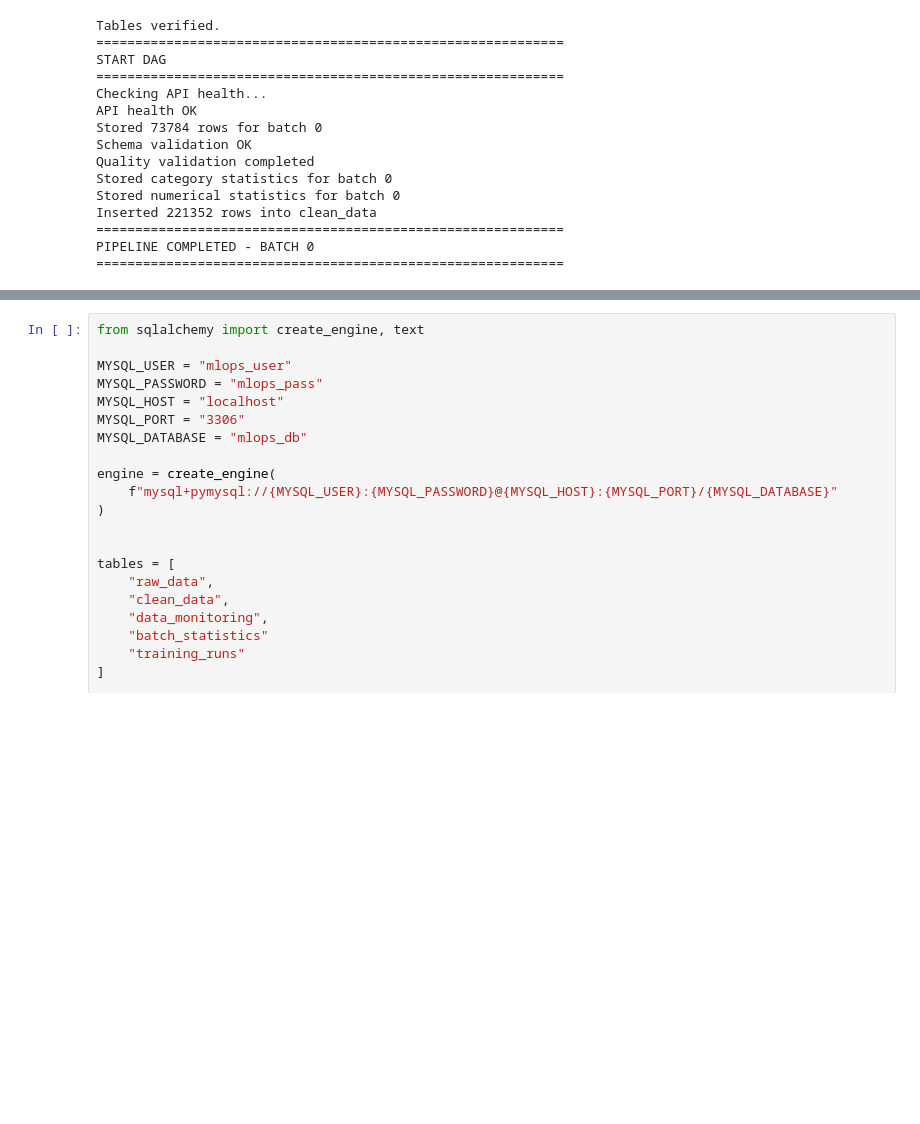
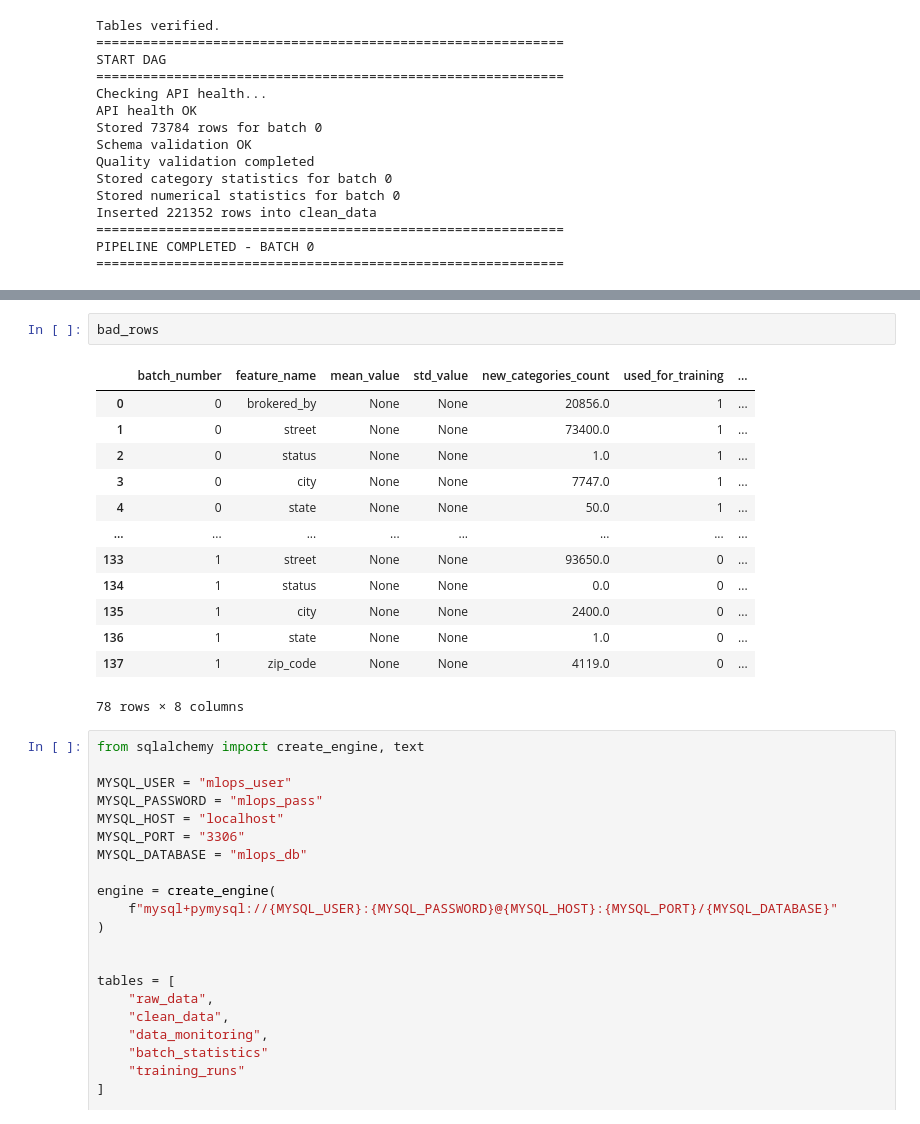
Before and after one commit to ccarvajalesc/mlops-proyecto-final, a Jupyter notebook: test_notebooks/new_api_preprocess.ipynb, the cells around one changed output, grey strips where cells are left out. Drawn from its saved outputs; the diff is of its cells as text; blank space fills up the shorter version.

```diff
--- a/test_notebooks/new_api_preprocess.ipynb
+++ b/test_notebooks/new_api_preprocess.ipynb
@@ -947,3 +983,19 @@ Sample:
+# %%
+bad_rows
+# %% [output]
+|  | batch_number | feature_name | mean_value | std_value | new_categories_count | used_for_training | ... |
+| 0 | 0 | brokered_by | None | None | 20856.0 | 1 | ... |
+| 1 | 0 | street | None | None | 73400.0 | 1 | ... |
+| 2 | 0 | status | None | None | 1.0 | 1 | ... |
+| 3 | 0 | city | None | None | 7747.0 | 1 | ... |
+| 4 | 0 | state | None | None | 50.0 | 1 | ... |
+| ... | ... | ... | ... | ... | ... | ... | ... |
+| 133 | 1 | street | None | None | 93650.0 | 0 | ... |
+| 134 | 1 | status | None | None | 0.0 | 0 | ... |
+| 135 | 1 | city | None | None | 2400.0 | 0 | ... |
+| 136 | 1 | state | None | None | 1.0 | 0 | ... |
+| 137 | 1 | zip_code | None | None | 4119.0 | 0 | ... |
+78 rows × 8 columns
 # %%
 from sqlalchemy import create_engine, text
 
```
Also changed, not shown: parts of 3 cells of this notebook, 2 other files.
